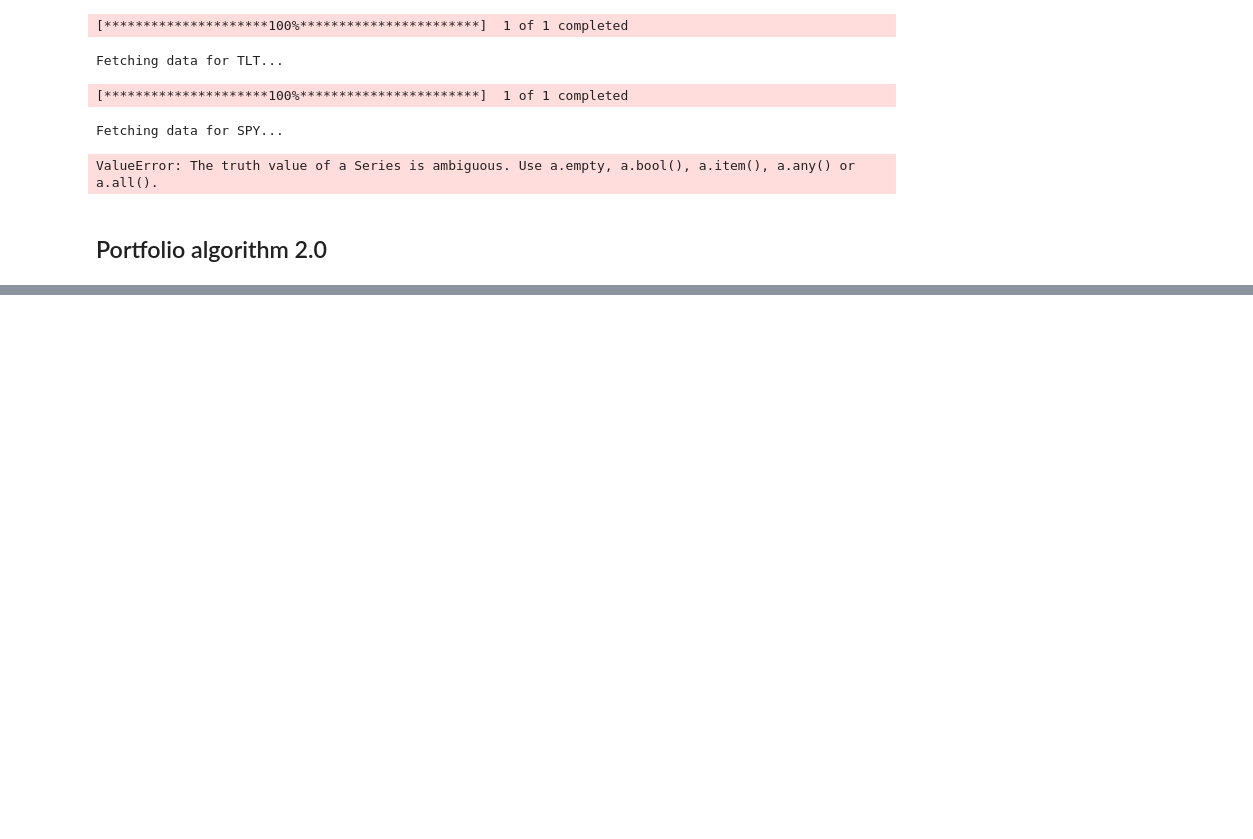
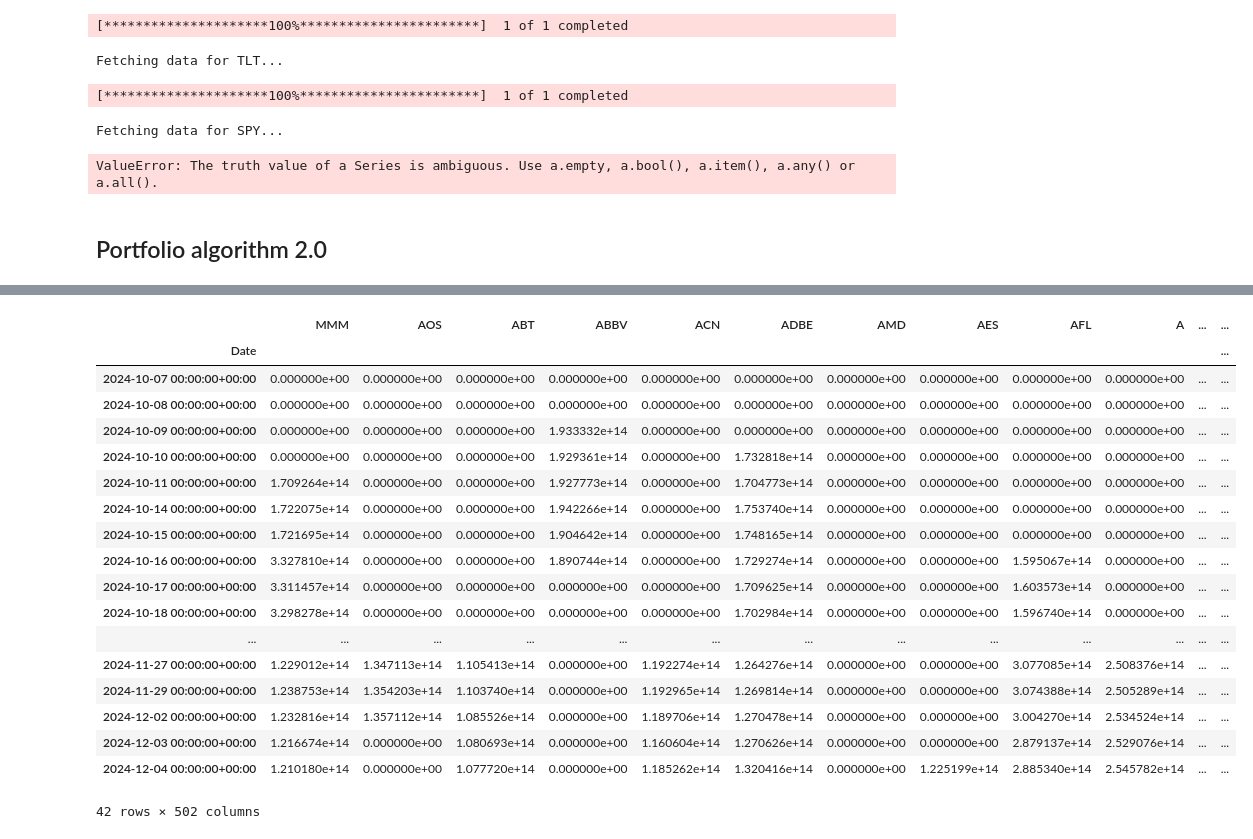
Before and after one commit to jdstyles01/Trading-BOT, a Jupyter notebook: algo1.ipynb, the cells around one changed output, grey strips where cells are left out. Drawn from its saved outputs; the diff is of its cells as text; code cells hidden in the pictures; blank space fills up the shorter version.

```diff
--- a/algo1.ipynb
+++ b/algo1.ipynb
@@ -799,0 +849,22 @@ Fetching data for ADBE...
+# %%
+asset_value_df
+# %% [output]
+|  | MMM | AOS | ABT | ABBV | ACN | ADBE | AMD | AES | AFL | A | ... | ... |
+| Date |  |  |  |  |  |  |  |  |  |  |  | ... |
+| 2024-10-07 00:00:00+00:00 | 0.000000e+00 | 0.000000e+00 | 0.000000e+00 | 0.000000e+00 | 0.000000e+00 | 0.000000e+00 | 0.000000e+00 | 0.000000e+00 | 0.000000e+00 | 0.000000e+00 | ... | ... |
+| 2024-10-08 00:00:00+00:00 | 0.000000e+00 | 0.000000e+00 | 0.000000e+00 | 0.000000e+00 | 0.000000e+00 | 0.000000e+00 | 0.000000e+00 | 0.000000e+00 | 0.000000e+00 | 0.000000e+00 | ... | ... |
+| 2024-10-09 00:00:00+00:00 | 0.000000e+00 | 0.000000e+00 | 0.000000e+00 | 1.933332e+14 | 0.000000e+00 | 0.000000e+00 | 0.000000e+00 | 0.000000e+00 | 0.000000e+00 | 0.000000e+00 | ... | ... |
+| 2024-10-10 00:00:00+00:00 | 0.000000e+00 | 0.000000e+00 | 0.000000e+00 | 1.929361e+14 | 0.000000e+00 | 1.732818e+14 | 0.000000e+00 | 0.000000e+00 | 0.000000e+00 | 0.000000e+00 | ... | ... |
+| 2024-10-11 00:00:00+00:00 | 1.709264e+14 | 0.000000e+00 | 0.000000e+00 | 1.927773e+14 | 0.000000e+00 | 1.704773e+14 | 0.000000e+00 | 0.000000e+00 | 0.000000e+00 | 0.000000e+00 | ... | ... |
+| 2024-10-14 00:00:00+00:00 | 1.722075e+14 | 0.000000e+00 | 0.000000e+00 | 1.942266e+14 | 0.000000e+00 | 1.753740e+14 | 0.000000e+00 | 0.000000e+00 | 0.000000e+00 | 0.000000e+00 | ... | ... |
+| 2024-10-15 00:00:00+00:00 | 1.721695e+14 | 0.000000e+00 | 0.000000e+00 | 1.904642e+14 | 0.000000e+00 | 1.748165e+14 | 0.000000e+00 | 0.000000e+00 | 0.000000e+00 | 0.000000e+00 | ... | ... |
+| 2024-10-16 00:00:00+00:00 | 3.327810e+14 | 0.000000e+00 | 0.000000e+00 | 1.890744e+14 | 0.000000e+00 | 1.729274e+14 | 0.000000e+00 | 0.000000e+00 | 1.595067e+14 | 0.000000e+00 | ... | ... |
+| 2024-10-17 00:00:00+00:00 | 3.311457e+14 | 0.000000e+00 | 0.000000e+00 | 0.000000e+00 | 0.000000e+00 | 1.709625e+14 | 0.000000e+00 | 0.000000e+00 | 1.603573e+14 | 0.000000e+00 | ... | ... |
+| 2024-10-18 00:00:00+00:00 | 3.298278e+14 | 0.000000e+00 | 0.000000e+00 | 0.000000e+00 | 0.000000e+00 | 1.702984e+14 | 0.000000e+00 | 0.000000e+00 | 1.596740e+14 | 0.000000e+00 | ... | ... |
+| ... | ... | ... | ... | ... | ... | ... | ... | ... | ... | ... | ... | ... |
+| 2024-11-27 00:00:00+00:00 | 1.229012e+14 | 1.347113e+14 | 1.105413e+14 | 0.000000e+00 | 1.192274e+14 | 1.264276e+14 | 0.000000e+00 | 0.000000e+00 | 3.077085e+14 | 2.508376e+14 | ... | ... |
+| 2024-11-29 00:00:00+00:00 | 1.238753e+14 | 1.354203e+14 | 1.103740e+14 | 0.000000e+00 | 1.192965e+14 | 1.269814e+14 | 0.000000e+00 | 0.000000e+00 | 3.074388e+14 | 2.505289e+14 | ... | ... |
+| 2024-12-02 00:00:00+00:00 | 1.232816e+14 | 1.357112e+14 | 1.085526e+14 | 0.000000e+00 | 1.189706e+14 | 1.270478e+14 | 0.000000e+00 | 0.000000e+00 | 3.004270e+14 | 2.534524e+14 | ... | ... |
+| 2024-12-03 00:00:00+00:00 | 1.216674e+14 | 0.000000e+00 | 1.080693e+14 | 0.000000e+00 | 1.160604e+14 | 1.270626e+14 | 0.000000e+00 | 0.000000e+00 | 2.879137e+14 | 2.529076e+14 | ... | ... |
+| 2024-12-04 00:00:00+00:00 | 1.210180e+14 | 0.000000e+00 | 1.077720e+14 | 0.000000e+00 | 1.185262e+14 | 1.320416e+14 | 0.000000e+00 | 1.225199e+14 | 2.885340e+14 | 2.545782e+14 | ... | ... |
+42 rows × 502 columns
```
Also changed, not shown: parts of 7 cells of this notebook, 1 other file.
